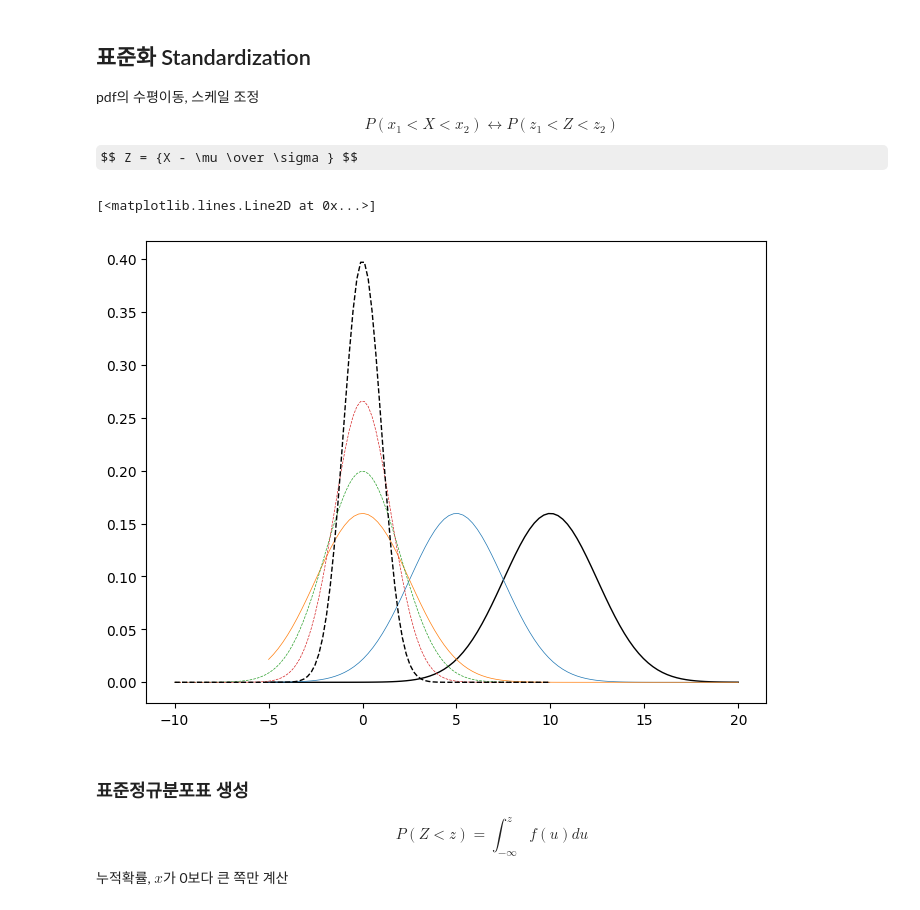
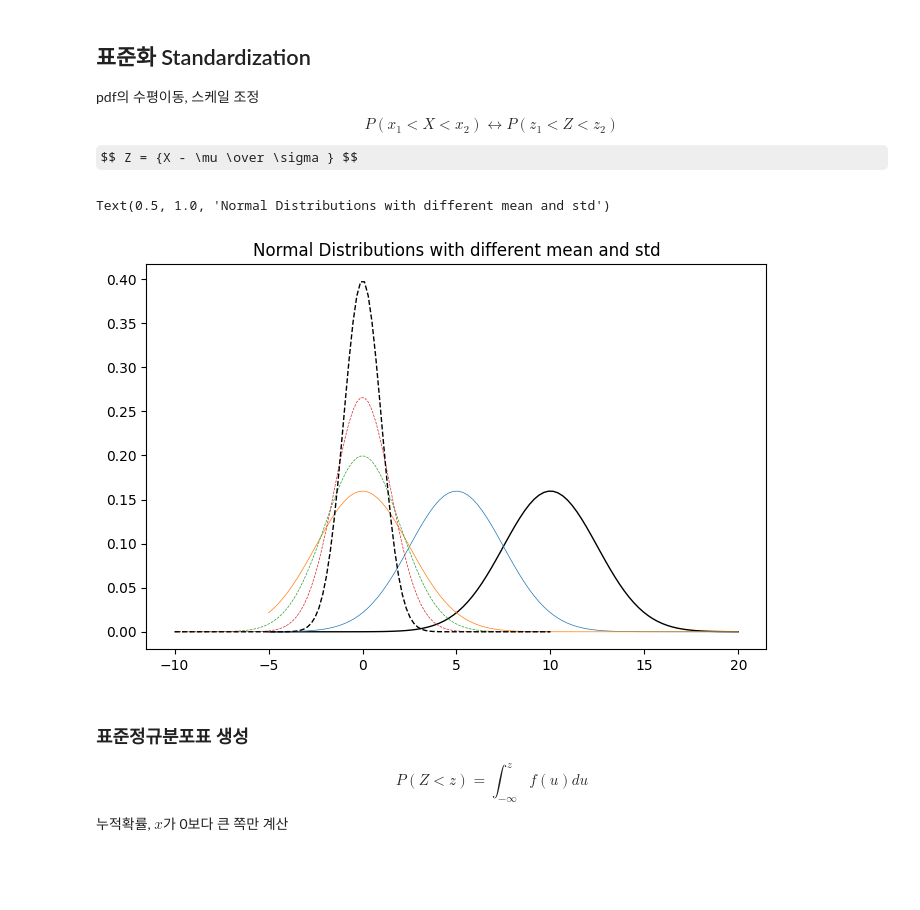
Before and after one commit to bahn28/salad, a Jupyter notebook: a07_3_nor_table.ipynb, the cells around one changed output. Cells and saved outputs as stored; diff of their text form; code cells hidden in the pictures; some formulas as TeX source; blank space fills up the shorter version.

```diff
--- a/a07_3_nor_table.ipynb
+++ b/a07_3_nor_table.ipynb
@@ -48,28 +53,29 @@ $$ Z = {X - \mu \over \sigma } $$
 # %%
 # 정규분포의 pdf .
 
 mu, sig = 10, 2.5
 x = np.linspace(mu-6*sig, mu+4*sig, 100)
 y_x1 = norm.pdf(x, loc=mu, scale=sig)
 y_x2 = norm.pdf(x, loc=mu-0.5*mu, scale=sig)
 y_x3 = norm.pdf(x, loc=mu-mu, scale=sig)
 
 z = np.linspace(-10, 10, 100) # (x-mu)/sig
 y_z1 = norm.pdf(z, loc=0, scale=2 )
 y_z2 = norm.pdf(z, loc=0, scale=1.5)
 y_z3 = norm.pdf(z, loc=0, scale=1)
 
-plt.figure(figsize=(8, 6))
+plt.figure(figsize=(16/2, 10/2))     # 황금비 근사.
 
 plt.plot(x, y_x1,  lw=1, color='black')   # density
 plt.plot(x, y_x2,  lw=0.51)   # density
 plt.plot(x, y_x3,  lw=0.51)   # density
 plt.plot(z, y_z1, lw=0.51, linestyle="--")
 plt.plot(z, y_z2, lw=0.51, linestyle="--")
 plt.plot(z, y_z3, lw=1, linestyle="--", color='black')
+plt.title(f'Normal Distributions with different mean and std')
 # %% [output]
-[<matplotlib.lines.Line2D at 0x...>]
+Text(0.5, 1.0, 'Normal Distributions with different mean and std')
-[figure, old version]
+[figure, new version]
 # %% [markdown]
 ### 표준정규분포표 생성
 $$ P( Z < z ) = \int_{-\infty}^z f(u) du $$
```
Also changed, not shown: parts of 6 cells of this notebook.
